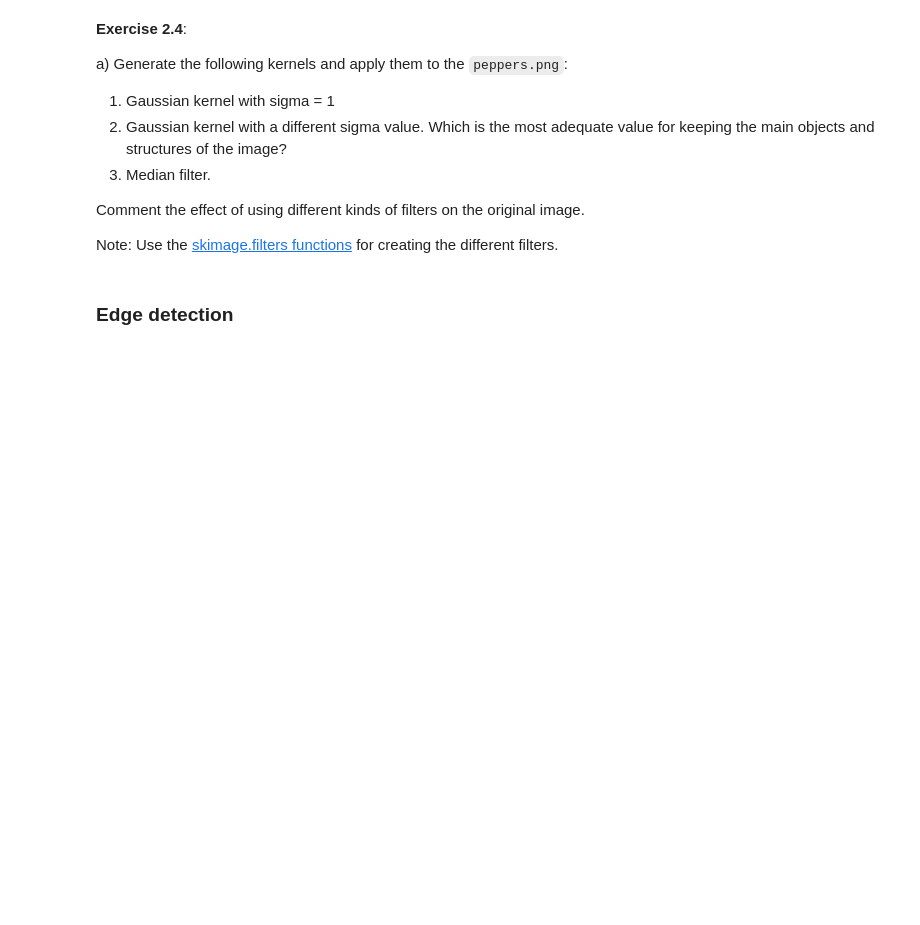
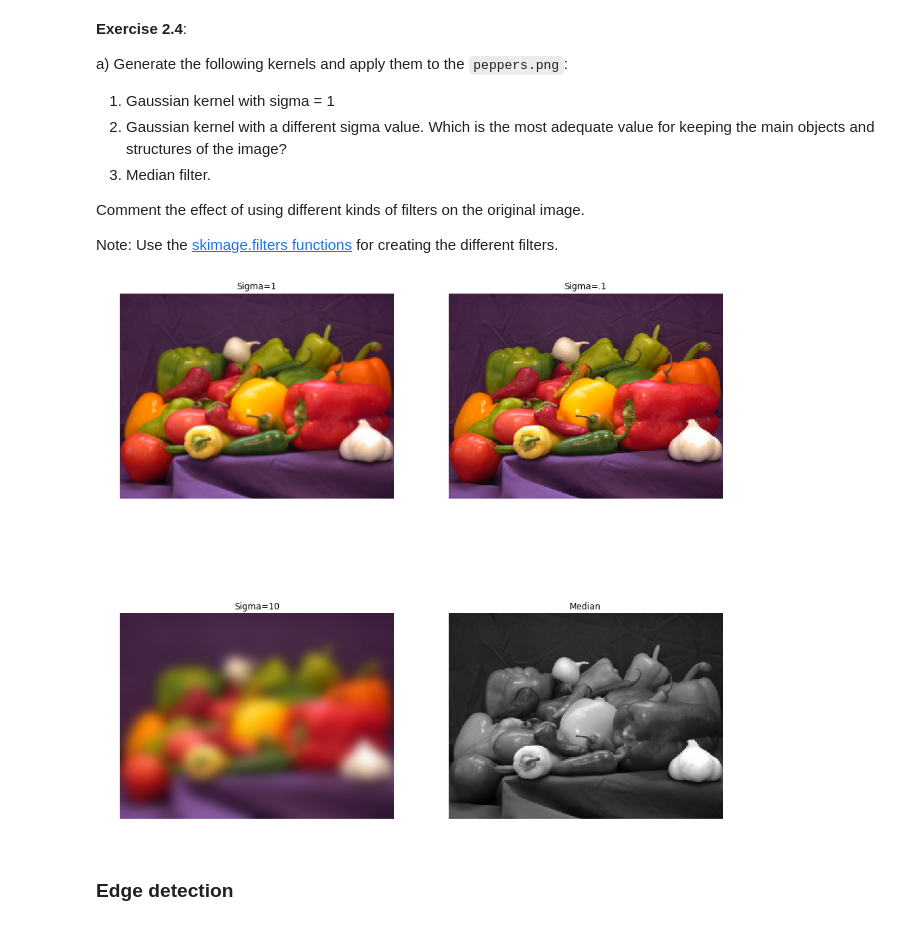
Before and after one commit to UPC-MAI-GitHub/MAI-CV, a Jupyter notebook: P2_filtering_and_edge_detection/CV1920-p2.ipynb, the cells around one changed output. Cells and saved outputs as stored; diff of their text form; code cells hidden in the pictures; blank space fills up the shorter version.

```diff
--- a/P2_filtering_and_edge_detection/CV1920-p2.ipynb
+++ b/P2_filtering_and_edge_detection/CV1920-p2.ipynb
@@ -295,3 +311,27 @@ Note: Use the [skimage.filters functions](https://scikit-image.org/docs/dev/api/
+# %%
+# Your solution here
+peppersImage_ = peppers_image.copy()
+filteredSigma1 = filters.gaussian(peppersImage_, sigma=1)
+filteredSigma01 = filters.gaussian(peppersImage_, sigma=.1)
+filteredSigma10 = filters.gaussian(peppersImage_, sigma=10)
+filteredMedian = filters.median(color.rgb2gray(peppersImage_))
+
+f, ax = plt.subplots(2, 2, figsize=(15, 15))
+ax[0][0].set_title('Sigma=1')
+ax[0][0].imshow(filteredSigma1)
+ax[0][0].axis('off')
+ax[0][1].set_title('Sigma=.1')
+ax[0][1].imshow(filteredSigma01)
+ax[0][1].axis('off')
+ax[1][0].set_title('Sigma=10')
+ax[1][0].imshow(filteredSigma10)
+ax[1][0].axis('off')
+ax[1][1].set_title('Median')
+ax[1][1].imshow(filteredMedian, cmap='gray')
+ax[1][1].axis('off')
+plt.show()
+# %% [output]
+[figure, added]
 # %% [markdown]
 ### Edge detection
 # %% [markdown]
```
Also changed, not shown: parts of 5 cells of this notebook.
